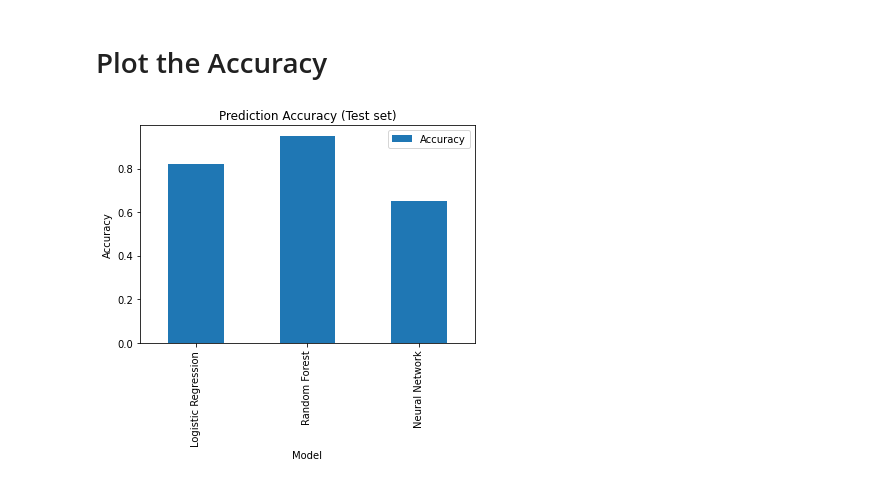
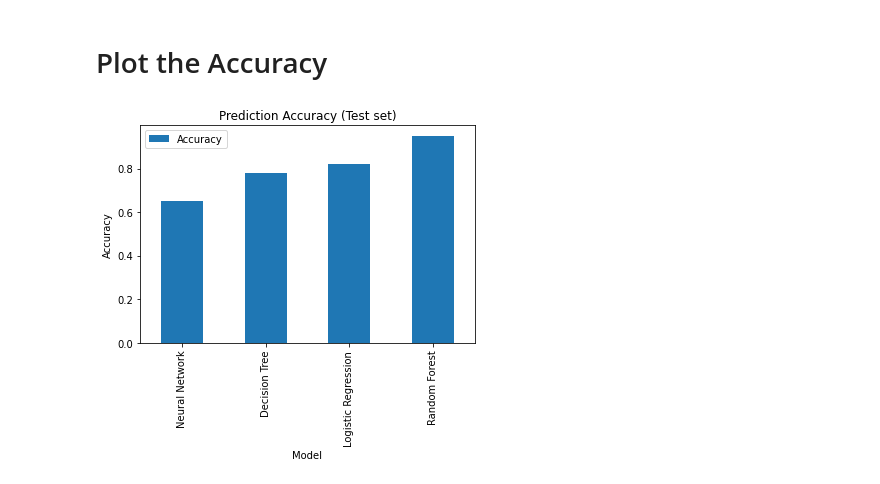
Before and after one commit to edaehn/python_tutorials, a Jupyter notebook: ml_titanic.ipynb, the cells around one changed output. Drawn from its saved outputs; the diff is of its cells as text; code cells hidden in the pictures.

```diff
--- a/ml_titanic.ipynb
+++ b/ml_titanic.ipynb
@@ -261,20 +330,21 @@ Test accuracy: 0.6486486196517944
 # %%
 import matplotlib.pyplot as plt
 
-accuracy_results_df = pd.DataFrame([{"Model": "Logistic Regression", "Accuracy": 0.82},
-                                    {"Model": "Random Forest", "Accuracy": 0.95},
-                                    {"Model": "Neural Network", "Accuracy": 0.65}])
+accuracy_results_df = pd.DataFrame([{"Model": "Neural Network", "Accuracy": 0.65},
+                                    {"Model": "Decision Tree", "Accuracy": 0.78},
+                                    {"Model": "Logistic Regression", "Accuracy": 0.82},
+                                    {"Model": "Random Forest", "Accuracy": 0.95}])
 
 
 # Create a bar plot of the accuracy results
 accuracy_results_df.set_index(["Model"]).plot.bar()
 
 # Add a title and labels to the plot
 plt.title('Prediction Accuracy (Test set)')
 plt.xlabel('Model')
 plt.ylabel('Accuracy')
 
 # Show the plot
 plt.show()
 # %% [output]
-[figure, old version]
+[figure, new version]
```
Also changed, not shown: parts of 9 cells of this notebook.
